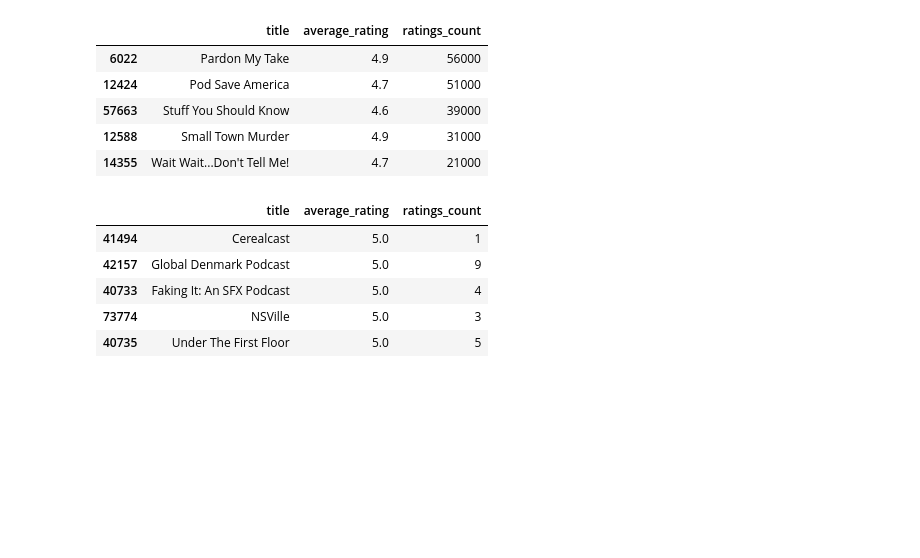
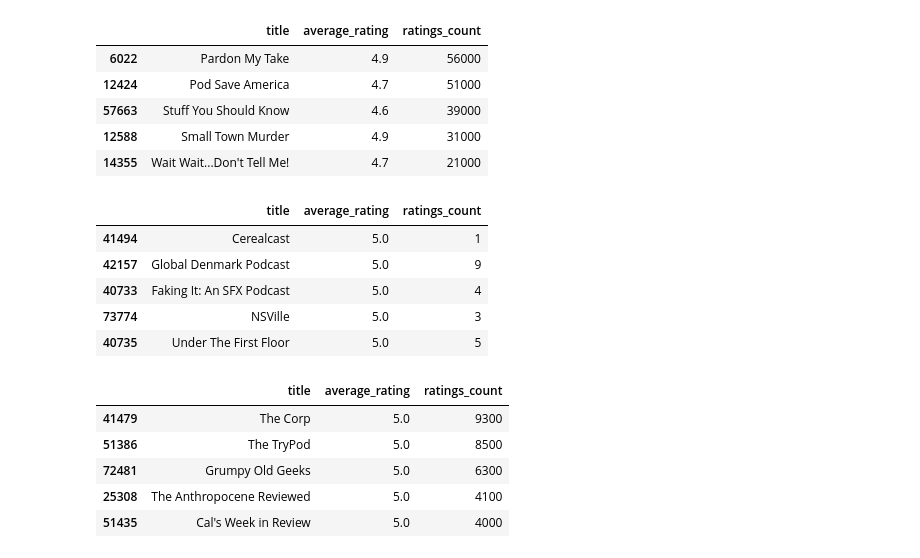
Before and after one commit to joshgeller05/DSCI-591, a Jupyter notebook: python/eda_notebook.ipynb, the cells around one changed output. Cells and saved outputs as stored; diff of their text form; code cells hidden in the pictures; blank space fills up the shorter version.

```diff
--- a/python/eda_notebook.ipynb
+++ b/python/eda_notebook.ipynb
@@ -128,3 +182,14 @@ rated_podcasts_df.sort_values('average_rating',ascending=False).head(5)
 | 40733 | Faking It: An SFX Podcast | 5.0 | 4 |
 | 73774 | NSVille | 5.0 | 3 |
 | 40735 | Under The First Floor | 5.0 | 5 |
+# %%
+#Top rated podcasts with most ratings
+rated_podcasts_df.sort_values(['average_rating', 'ratings_count'],
+              ascending = [False, False]).head(5)
+# %% [output]
+|  | title | average_rating | ratings_count |
+| 41479 | The Corp | 5.0 | 9300 |
+| 51386 | The TryPod | 5.0 | 8500 |
+| 72481 | Grumpy Old Geeks | 5.0 | 6300 |
+| 25308 | The Anthropocene Reviewed | 5.0 | 4100 |
+| 51435 | Cal's Week in Review | 5.0 | 4000 |
```
Also changed, not shown: parts of 13 cells of this notebook.
